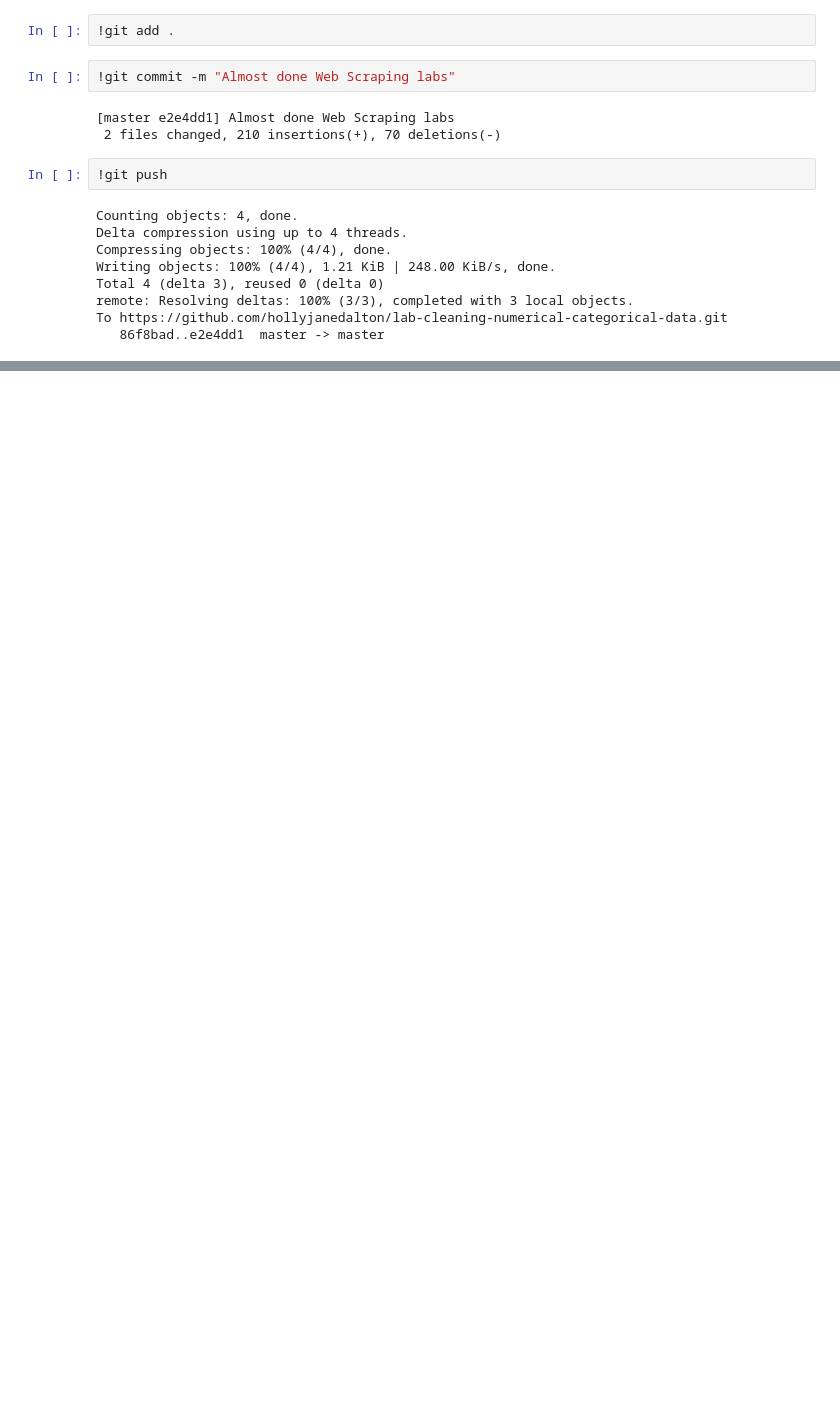
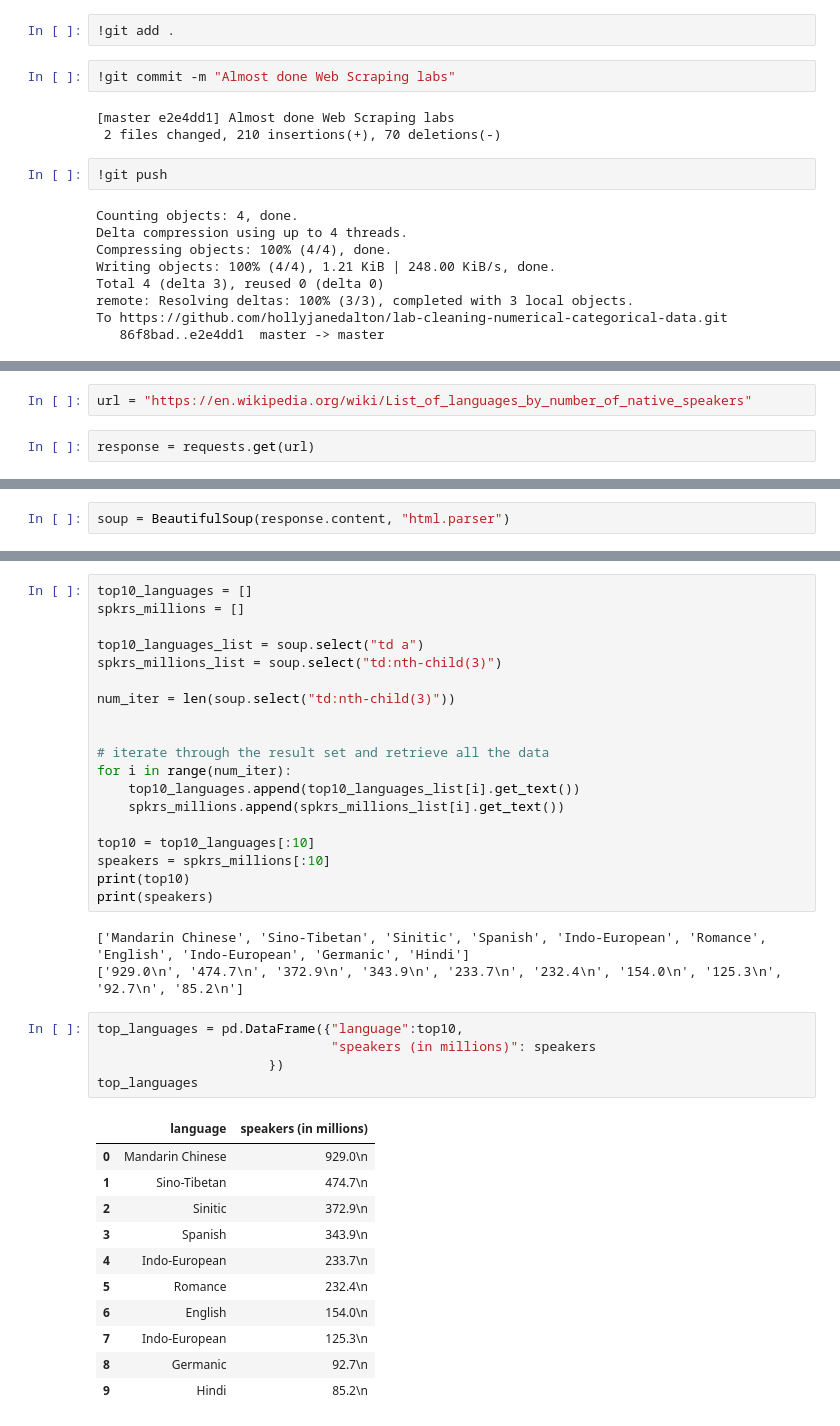
Before and after one commit to hollyjanedalton/lab-cleaning-numerical-categorical-data, a Jupyter notebook: Web Scraping Single Page.ipynb, the cells around one changed output, grey strips where cells are left out. Drawn from its saved outputs; the diff is of its cells as text; blank space fills up the shorter version.

```diff
--- a/Web Scraping Single Page.ipynb
+++ b/Web Scraping Single Page.ipynb
@@ -275,0 +279,4 @@ To https://github.com/hollyjanedalton/lab-cleaning-numerical-categorical-data.gi
+# %%
+url = "https://en.wikipedia.org/wiki/List_of_languages_by_number_of_native_speakers"
+# %%
+response = requests.get(url)
@@ -275,0 +291,2 @@ To https://github.com/hollyjanedalton/lab-cleaning-numerical-categorical-data.gi
+# %%
+soup = BeautifulSoup(response.content, "html.parser")
@@ -275,0 +303,39 @@ To https://github.com/hollyjanedalton/lab-cleaning-numerical-categorical-data.gi
+# %%
+top10_languages = []
+spkrs_millions = []
+
+top10_languages_list = soup.select("td a")
+spkrs_millions_list = soup.select("td:nth-child(3)")
+
+num_iter = len(soup.select("td:nth-child(3)"))
+
+
+# iterate through the result set and retrieve all the data
+for i in range(num_iter):
+    top10_languages.append(top10_languages_list[i].get_text())
+    spkrs_millions.append(spkrs_millions_list[i].get_text())
+
+top10 = top10_languages[:10]
+speakers = spkrs_millions[:10]
+print(top10)
+print(speakers)
+# %% [output]
+['Mandarin Chinese', 'Sino-Tibetan', 'Sinitic', 'Spanish', 'Indo-European', 'Romance', 'English', 'Indo-European', 'Germanic', 'Hindi']
+['929.0\n', '474.7\n', '372.9\n', '343.9\n', '233.7\n', '232.4\n', '154.0\n', '125.3\n', '92.7\n', '85.2\n']
+# %%
+top_languages = pd.DataFrame({"language":top10,
+                              "speakers (in millions)": speakers
+                      })
+top_languages
+# %% [output]
+|  | language | speakers (in millions) |
+| 0 | Mandarin Chinese | 929.0\n |
+| 1 | Sino-Tibetan | 474.7\n |
+| 2 | Sinitic | 372.9\n |
+| 3 | Spanish | 343.9\n |
+| 4 | Indo-European | 233.7\n |
+| 5 | Romance | 232.4\n |
+| 6 | English | 154.0\n |
+| 7 | Indo-European | 125.3\n |
+| 8 | Germanic | 92.7\n |
+| 9 | Hindi | 85.2\n |
```
Also changed, not shown: parts of 20 cells of this notebook.
